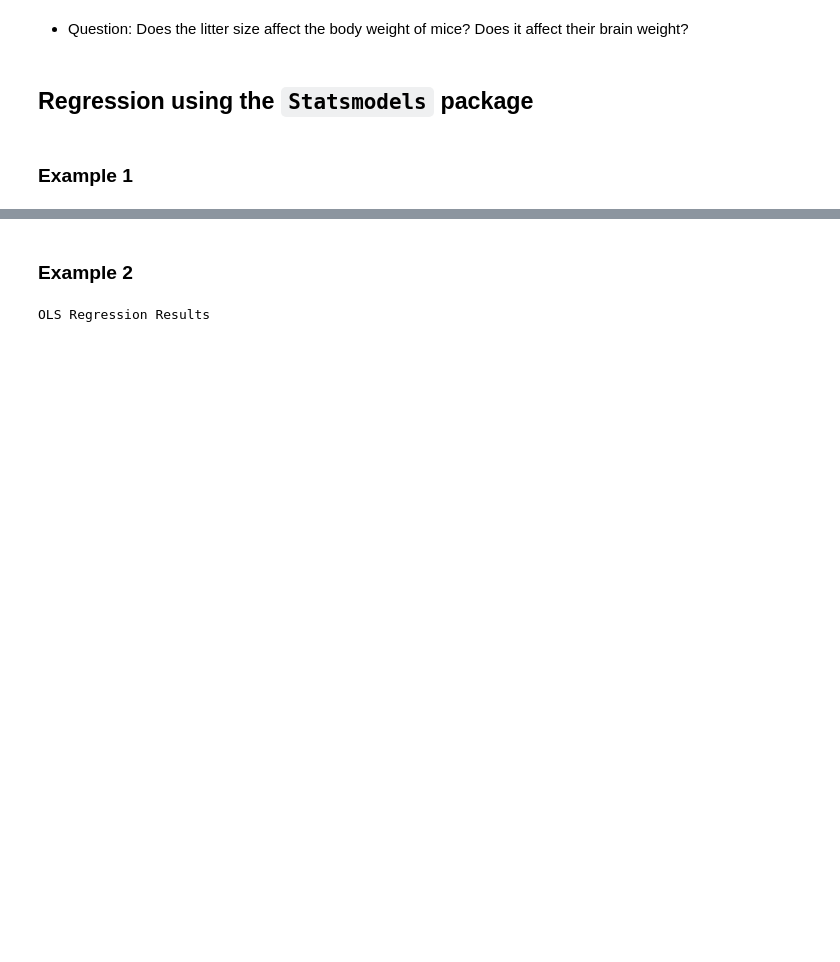
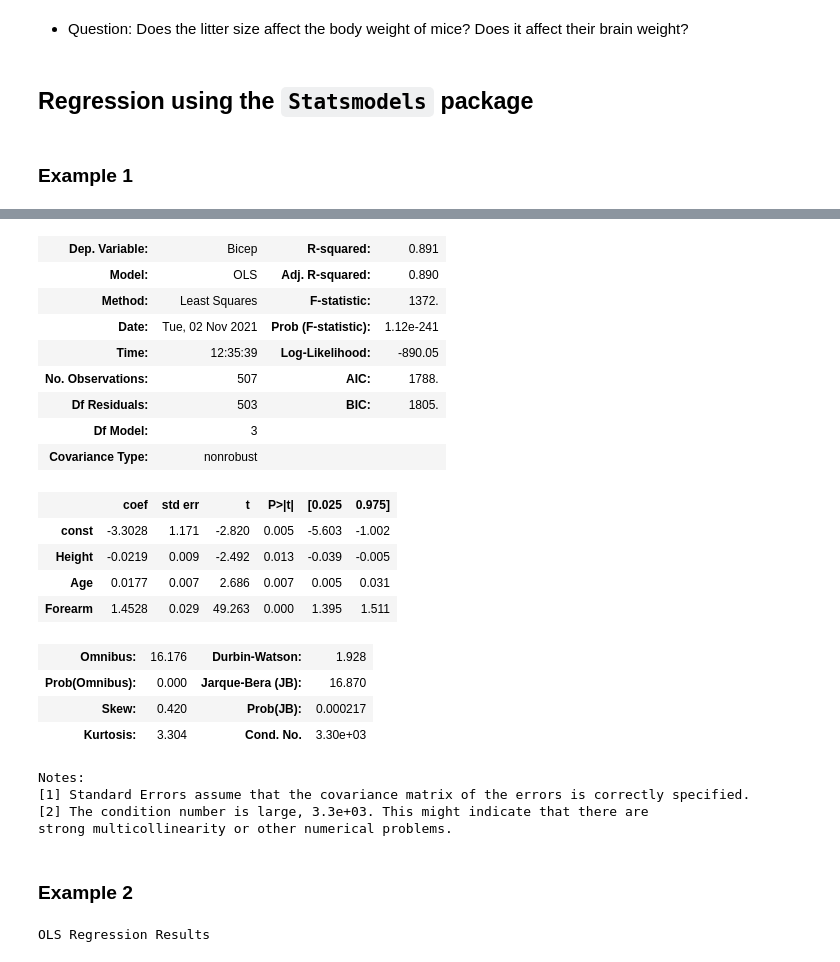
Before and after one commit to dvanderelst-classes/python-class, a Jupyter notebook: 15_Statistical_Tests/Statistical Tests.ipynb, the cells around one changed output, grey strips where cells are left out. Drawn from its saved outputs; the diff is of its cells as text; code cells hidden in the pictures; blank space fills up the shorter version.

```diff
--- a/15_Statistical_Tests/Statistical Tests.ipynb
+++ b/15_Statistical_Tests/Statistical Tests.ipynb
@@ -448,7 +439,7 @@ import statsmodels.api as sm;
 # %% [markdown]
 ### Example 1
 # %%
-Wilcoxon te# Read in the data
+# Read in the data
 data = pandas.read_csv('https://tinyurl.com/ib5wvbqc')
 
 # Prepare the predictors
@@ -467,3 +458,25 @@ SyntaxError: invalid syntax (<ipython-input-33-c29375eb72c3>, line 1)
+| Dep. Variable: | Bicep | R-squared: | 0.891 |
+| Model: | OLS | Adj. R-squared: | 0.890 |
+| Method: | Least Squares | F-statistic: | 1372. |
+| Date: | Tue, 02 Nov 2021 | Prob (F-statistic): | 1.12e-241 |
+| Time: | 12:35:39 | Log-Likelihood: | -890.05 |
+| No. Observations: | 507 | AIC: | 1788. |
+| Df Residuals: | 503 | BIC: | 1805. |
+| Df Model: | 3 |  |  |
+| Covariance Type: | nonrobust |  |  |
+|  | coef | std err | t | P>|t| | [0.025 | 0.975] |
+| const | -3.3028 | 1.171 | -2.820 | 0.005 | -5.603 | -1.002 |
+| Height | -0.0219 | 0.009 | -2.492 | 0.013 | -0.039 | -0.005 |
+| Age | 0.0177 | 0.007 | 2.686 | 0.007 | 0.005 | 0.031 |
+| Forearm | 1.4528 | 0.029 | 49.263 | 0.000 | 1.395 | 1.511 |
+| Omnibus: | 16.176 | Durbin-Watson: | 1.928 |
+| Prob(Omnibus): | 0.000 | Jarque-Bera (JB): | 16.870 |
+| Skew: | 0.420 | Prob(JB): | 0.000217 |
+| Kurtosis: | 3.304 | Cond. No. | 3.30e+03 |
+Notes:
+[1] Standard Errors assume that the covariance matrix of the errors is correctly specified.
+[2] The condition number is large, 3.3e+03. This might indicate that there are
+strong multicollinearity or other numerical problems.
 # %% [markdown]
 ### Example 2
 # %%
```
Also changed, not shown: parts of 22 cells of this notebook.
